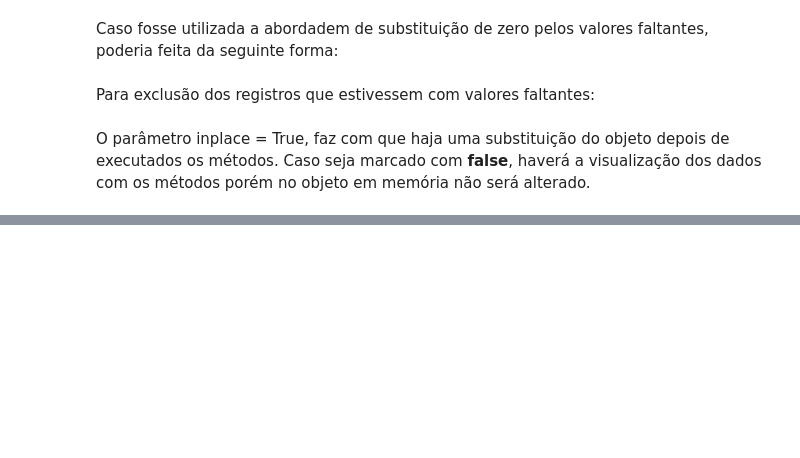
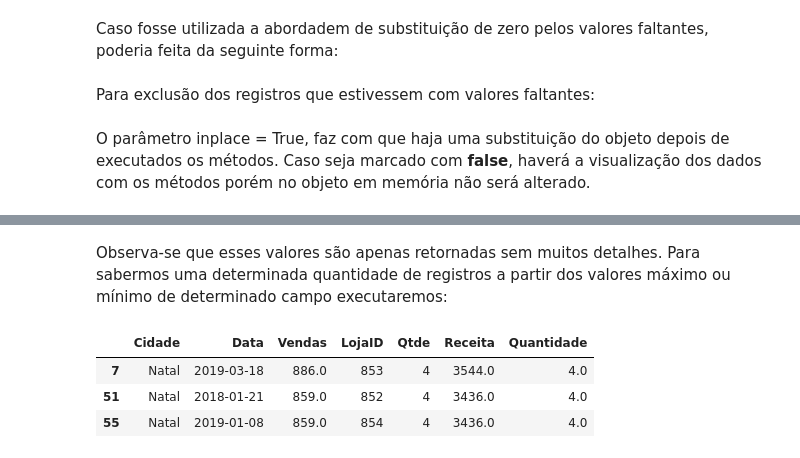
Before and after one commit to alexsandro-matias/lab_dio, a Jupyter notebook: aula04_Trabalhando_arquivos_Excel.ipynb, the cells around one changed output, grey strips where cells are left out. Drawn from its saved outputs; the diff is of its cells as text; code cells hidden in the pictures; blank space fills up the shorter version.

```diff
--- a/aula04_Trabalhando_arquivos_Excel.ipynb
+++ b/aula04_Trabalhando_arquivos_Excel.ipynb
@@ -105,0 +158,9 @@ df.dropna(inplace=True)
+# %% [markdown]
+Observa-se que esses valores são apenas retornadas sem muitos detalhes. Para sabermos uma determinada quantidade de registros a partir dos valores máximo ou mínimo de determinado campo executaremos:
+# %%
+df.nlargest(3, "Receita")
+# %% [output]
+|  | Cidade | Data | Vendas | LojaID | Qtde | Receita | Quantidade |
+| 7 | Natal | 2019-03-18 | 886.0 | 853 | 4 | 3544.0 | 4.0 |
+| 51 | Natal | 2018-01-21 | 859.0 | 852 | 4 | 3436.0 | 4.0 |
+| 55 | Natal | 2019-01-08 | 859.0 | 854 | 4 | 3436.0 | 4.0 |
```
Also changed, not shown: parts of 26 cells of this notebook.
